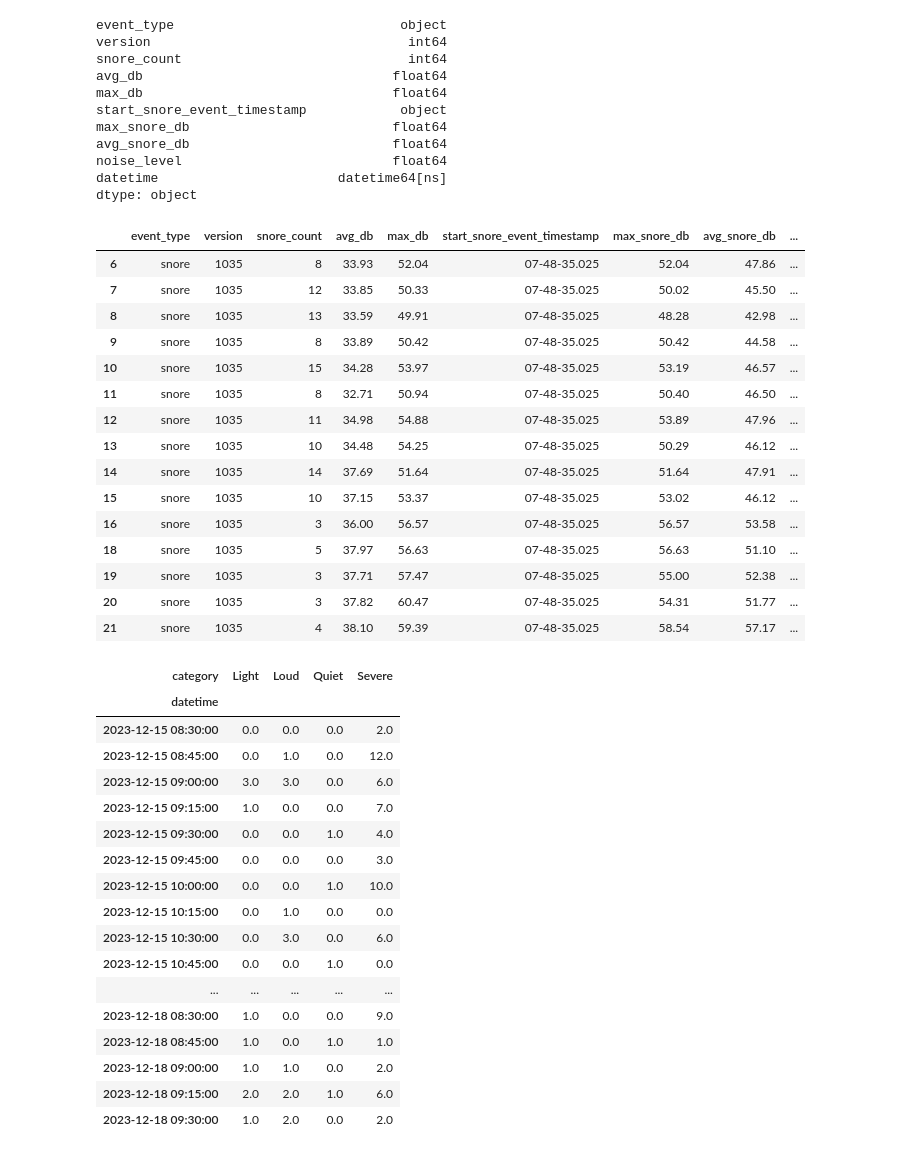
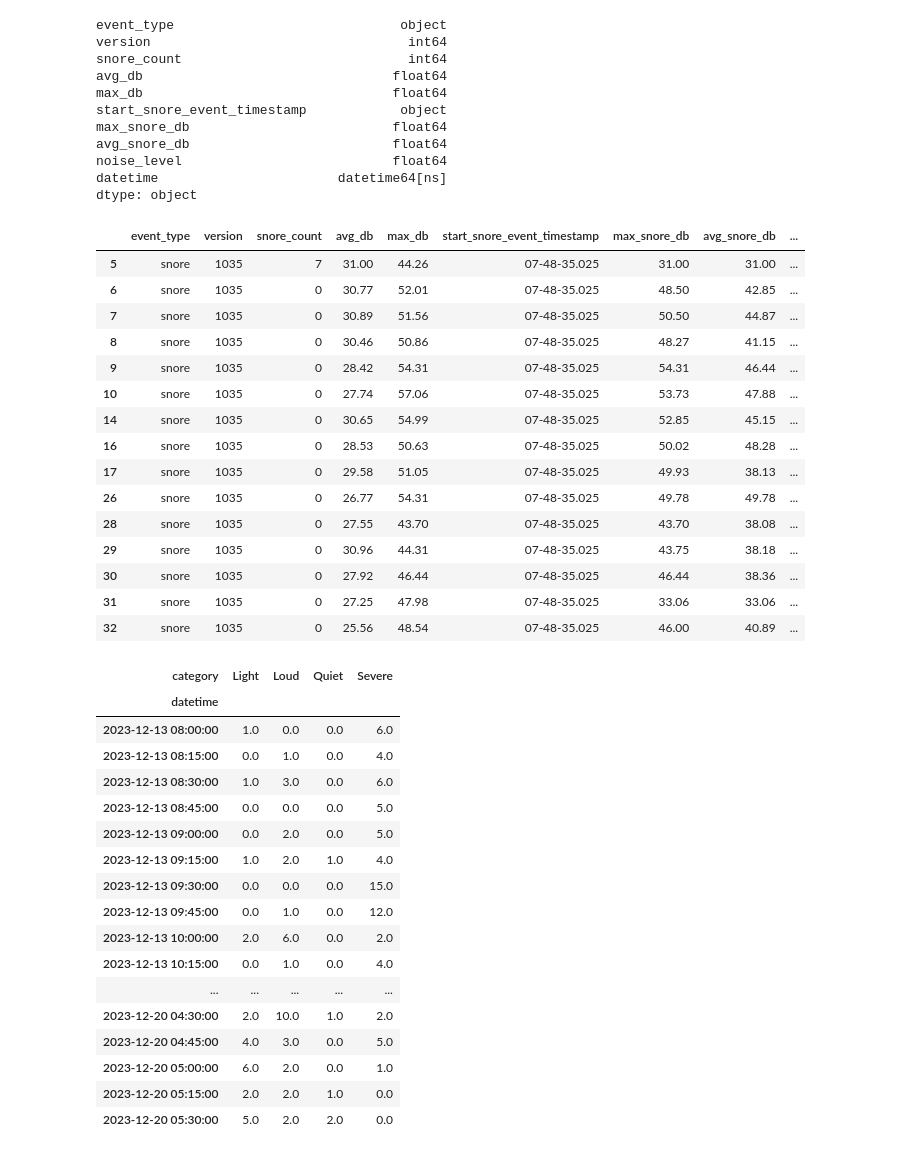
Before and after one commit to okanwyl/plot-test, a Jupyter notebook: pilot-test.ipynb, the cells around one changed output. Drawn from its saved outputs; the diff is of its cells as text; code cells hidden in the pictures.

```diff
--- a/pilot-test.ipynb
+++ b/pilot-test.ipynb
@@ -8,7 +8,7 @@ from os.path import isfile, join
 import json
 
 onlyfiles = [
-    f for f in listdir("./real-data-copy") if isfile(join("./real-data-copy", f))
+    f for f in listdir("./daily-data") if isfile(join("./daily-data", f))
 ]
 
 
@@ -106,63 +106,70 @@ df["noise_increase_percentage"] = df.apply(
 df.head(15)
 # %% [output]
 |  | event_type | version | snore_count | avg_db | max_db | start_snore_event_timestamp | max_snore_db | avg_snore_db | ... |
-| 6 | snore | 1035 | 8 | 33.93 | 52.04 | 07-48-35.025 | 52.04 | 47.86 | ... |
-| 7 | snore | 1035 | 12 | 33.85 | 50.33 | 07-48-35.025 | 50.02 | 45.50 | ... |
-| 8 | snore | 1035 | 13 | 33.59 | 49.91 | 07-48-35.025 | 48.28 | 42.98 | ... |
-| 9 | snore | 1035 | 8 | 33.89 | 50.42 | 07-48-35.025 | 50.42 | 44.58 | ... |
-| 10 | snore | 1035 | 15 | 34.28 | 53.97 | 07-48-35.025 | 53.19 | 46.57 | ... |
-| 11 | snore | 1035 | 8 | 32.71 | 50.94 | 07-48-35.025 | 50.40 | 46.50 | ... |
-| 12 | snore | 1035 | 11 | 34.98 | 54.88 | 07-48-35.025 | 53.89 | 47.96 | ... |
-| 13 | snore | 1035 | 10 | 34.48 | 54.25 | 07-48-35.025 | 50.29 | 46.12 | ... |
-| 14 | snore | 1035 | 14 | 37.69 | 51.64 | 07-48-35.025 | 51.64 | 47.91 | ... |
-| 15 | snore | 1035 | 10 | 37.15 | 53.37 | 07-48-35.025 | 53.02 | 46.12 | ... |
-| 16 | snore | 1035 | 3 | 36.00 | 56.57 | 07-48-35.025 | 56.57 | 53.58 | ... |
-| 18 | snore | 1035 | 5 | 37.97 | 56.63 | 07-48-35.025 | 56.63 | 51.10 | ... |
-| 19 | snore | 1035 | 3 | 37.71 | 57.47 | 07-48-35.025 | 55.00 | 52.38 | ... |
-| 20 | snore | 1035 | 3 | 37.82 | 60.47 | 07-48-35.025 | 54.31 | 51.77 | ... |
-| 21 | snore | 1035 | 4 | 38.10 | 59.39 | 07-48-35.025 | 58.54 | 57.17 | ... |
+| 5 | snore | 1035 | 7 | 31.00 | 44.26 | 07-48-35.025 | 31.00 | 31.00 | ... |
+| 6 | snore | 1035 | 0 | 30.77 | 52.01 | 07-48-35.025 | 48.50 | 42.85 | ... |
+| 7 | snore | 1035 | 0 | 30.89 | 51.56 | 07-48-35.025 | 50.50 | 44.87 | ... |
+| 8 | snore | 1035 | 0 | 30.46 | 50.86 | 07-48-35.025 | 48.27 | 41.15 | ... |
+| 9 | snore | 1035 | 0 | 28.42 | 54.31 | 07-48-35.025 | 54.31 | 46.44 | ... |
+| 10 | snore | 1035 | 0 | 27.74 | 57.06 | 07-48-35.025 | 53.73 | 47.88 | ... |
+| 14 | snore | 1035 | 0 | 30.65 | 54.99 | 07-48-35.025 | 52.85 | 45.15 | ... |
+| 16 | snore | 1035 | 0 | 28.53 | 50.63 | 07-48-35.025 | 50.02 | 48.28 | ... |
+| 17 | snore | 1035 | 0 | 29.58 | 51.05 | 07-48-35.025 | 49.93 | 38.13 | ... |
+| 26 | snore | 1035 | 0 | 26.77 | 54.31 | 07-48-35.025 | 49.78 | 49.78 | ... |
+| 28 | snore | 1035 | 0 | 27.55 | 43.70 | 07-48-35.025 | 43.70 | 38.08 | ... |
+| 29 | snore | 1035 | 0 | 30.96 | 44.31 | 07-48-35.025 | 43.75 | 38.18 | ... |
+| 30 | snore | 1035 | 0 | 27.92 | 46.44 | 07-48-35.025 | 46.44 | 38.36 | ... |
+| 31 | snore | 1035 | 0 | 27.25 | 47.98 | 07-48-35.025 | 33.06 | 33.06 | ... |
+| 32 | snore | 1035 | 0 | 25.56 | 48.54 | 07-48-35.025 | 46.00 | 40.89 | ... |
 # %%
 df["datetime"] = pd.to_datetime(df["datetime"])
 
 thresholds = {"Quiet": 10, "Light": 20, "Loud": 30, "Severe": 100}
 
 
 def categorize_noise_level(row):
     for category, threshold in thresholds.items():
         if row["noise_increase_percentage"] < threshold:
             return category
     return "Quiet"
 
 
 df["category"] = df.apply(categorize_noise_level, axis=1)
 
 grouped = df.groupby([pd.Grouper(key="datetime", freq="15T"), "category"])
 
+grouped_daily = df.groupby([pd.Grouper(key="datetime", freq="D"), "category"])
+
 # grouped.head()
 counts = grouped.size().reset_index(name="counts")
+counts_daily = grouped_daily.size().reset_index(name="counts")
 
 # counts
 pivot_table = counts.pivot(
     index="datetime", columns="category", values="counts"
 ).fillna(0)
 
+pivot_table_daily = counts_daily.pivot(
+    index="datetime", columns="category", values="counts"
+).fillna(0)
+
 pivot_table
 # %% [output]
 | category | Light | Loud | Quiet | Severe |
 | datetime |  |  |  |  |
-| 2023-12-15 08:30:00 | 0.0 | 0.0 | 0.0 | 2.0 |
-| 2023-12-15 08:45:00 | 0.0 | 1.0 | 0.0 | 12.0 |
-| 2023-12-15 09:00:00 | 3.0 | 3.0 | 0.0 | 6.0 |
-| 2023-12-15 09:15:00 | 1.0 | 0.0 | 0.0 | 7.0 |
-| 2023-12-15 09:30:00 | 0.0 | 0.0 | 1.0 | 4.0 |
-| 2023-12-15 09:45:00 | 0.0 | 0.0 | 0.0 | 3.0 |
-| 2023-12-15 10:00:00 | 0.0 | 0.0 | 1.0 | 10.0 |
-| 2023-12-15 10:15:00 | 0.0 | 1.0 | 0.0 | 0.0 |
-| 2023-12-15 10:30:00 | 0.0 | 3.0 | 0.0 | 6.0 |
-| 2023-12-15 10:45:00 | 0.0 | 0.0 | 1.0 | 0.0 |
+| 2023-12-13 08:00:00 | 1.0 | 0.0 | 0.0 | 6.0 |
+| 2023-12-13 08:15:00 | 0.0 | 1.0 | 0.0 | 4.0 |
+| 2023-12-13 08:30:00 | 1.0 | 3.0 | 0.0 | 6.0 |
+| 2023-12-13 08:45:00 | 0.0 | 0.0 | 0.0 | 5.0 |
+| 2023-12-13 09:00:00 | 0.0 | 2.0 | 0.0 | 5.0 |
+| 2023-12-13 09:15:00 | 1.0 | 2.0 | 1.0 | 4.0 |
+| 2023-12-13 09:30:00 | 0.0 | 0.0 | 0.0 | 15.0 |
+| 2023-12-13 09:45:00 | 0.0 | 1.0 | 0.0 | 12.0 |
+| 2023-12-13 10:00:00 | 2.0 | 6.0 | 0.0 | 2.0 |
+| 2023-12-13 10:15:00 | 0.0 | 1.0 | 0.0 | 4.0 |
 | ... | ... | ... | ... | ... |
-| 2023-12-18 08:30:00 | 1.0 | 0.0 | 0.0 | 9.0 |
-| 2023-12-18 08:45:00 | 1.0 | 0.0 | 1.0 | 1.0 |
-| 2023-12-18 09:00:00 | 1.0 | 1.0 | 0.0 | 2.0 |
-| 2023-12-18 09:15:00 | 2.0 | 2.0 | 1.0 | 6.0 |
-| 2023-12-18 09:30:00 | 1.0 | 2.0 | 0.0 | 2.0 |
+| 2023-12-20 04:30:00 | 2.0 | 10.0 | 1.0 | 2.0 |
+| 2023-12-20 04:45:00 | 4.0 | 3.0 | 0.0 | 5.0 |
+| 2023-12-20 05:00:00 | 6.0 | 2.0 | 0.0 | 1.0 |
+| 2023-12-20 05:15:00 | 2.0 | 2.0 | 1.0 | 0.0 |
+| 2023-12-20 05:30:00 | 5.0 | 2.0 | 2.0 | 0.0 |
```
Also changed, not shown: parts of 9 cells of this notebook, 3 other files.
